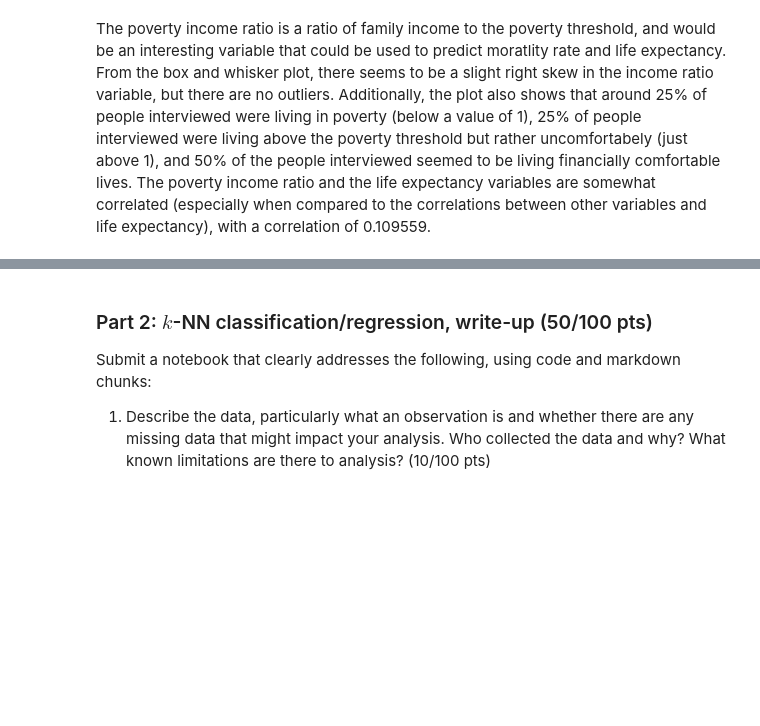
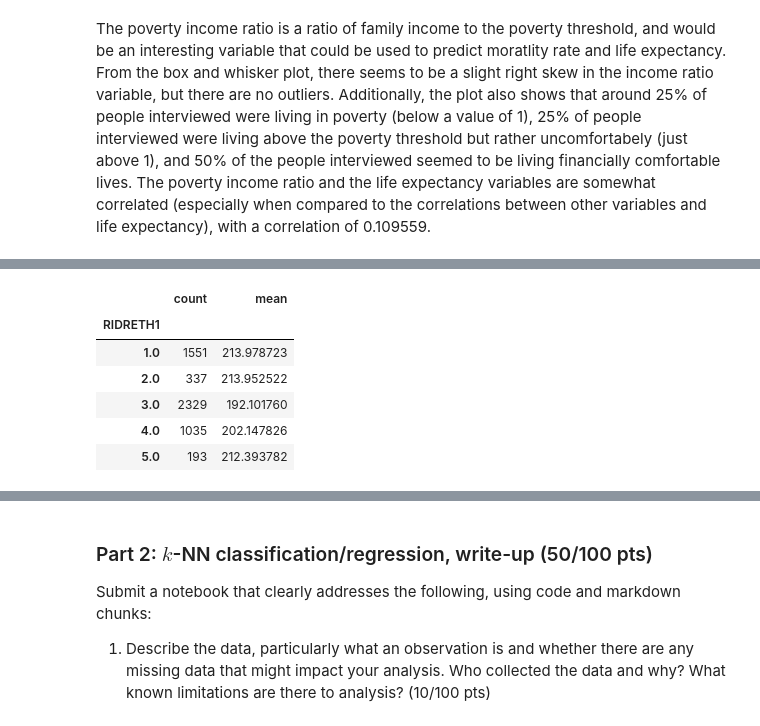
Before and after one commit to shalmalirao/ds3001-project1, a Jupyter notebook: project_1_bsds.ipynb, the cells around one changed output, grey strips where cells are left out. Saved outputs shown, nothing was run; the diff lists cells and outputs as text; code cells hidden in the pictures; blank space fills up the shorter version.

```diff
--- a/project_1_bsds.ipynb
+++ b/project_1_bsds.ipynb
@@ -124,0 +152,10 @@ The poverty income ratio is a ratio of family income to the poverty threshold, a
+# %%
+df.groupby('RIDRETH1')['PERMTH_INT'].agg(['count', 'mean'])
+# %% [output]
+|  | count | mean |
+| RIDRETH1 |  |  |
+| 1.0 | 1551 | 213.978723 |
+| 2.0 | 337 | 213.952522 |
+| 3.0 | 2329 | 192.101760 |
+| 4.0 | 1035 | 202.147826 |
+| 5.0 | 193 | 212.393782 |
```
Also changed, not shown: parts of 4 cells of this notebook, 1 other file.
